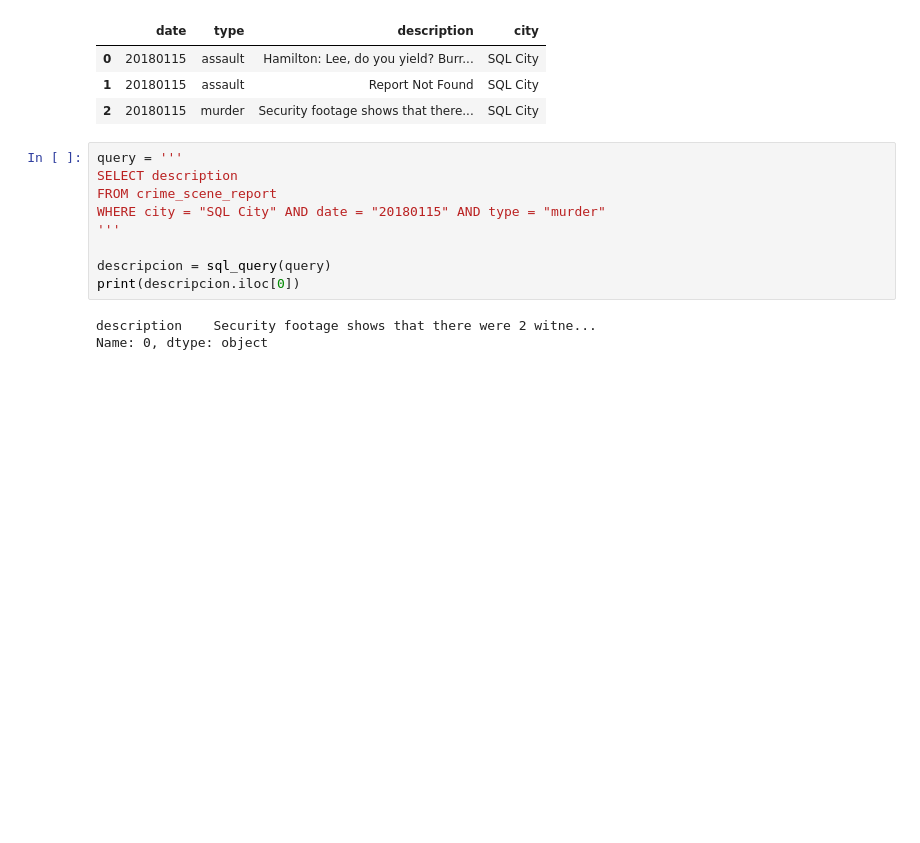
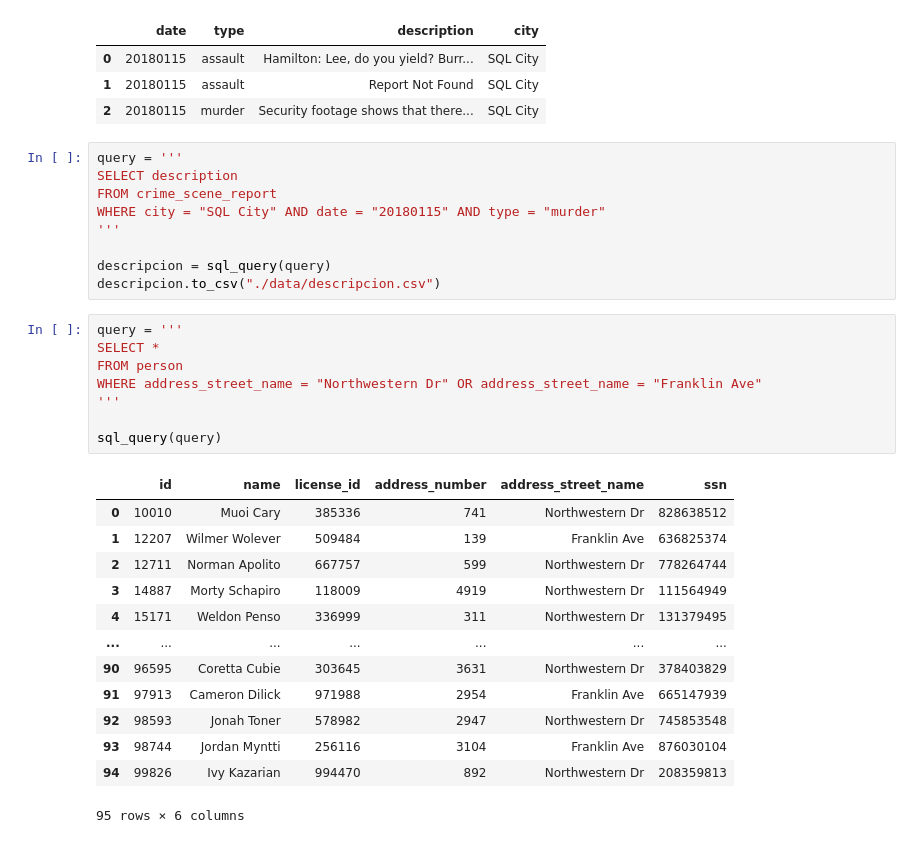
Before and after one commit to Apriroca/Team01_Sprint06_TC, a Jupyter notebook: Parte_I_SQL_Game.ipynb, the cells around one changed output. Cells and saved outputs as stored; diff of their text form; blank space fills up the shorter version.

```diff
--- a/Parte_I_SQL_Game.ipynb
+++ b/Parte_I_SQL_Game.ipynb
@@ -116,7 +116,26 @@ WHERE city = "SQL City" AND date = "20180115" AND type = "murder"
 '''
 
 descripcion = sql_query(query)
-print(descripcion.iloc[0])
+descripcion.to_csv("./data/descripcion.csv")
-# %% [output]
-description    Security footage shows that there were 2 witne...
-Name: 0, dtype: object
+# %%
+query = '''
+SELECT *
+FROM person
+WHERE address_street_name = "Northwestern Dr" OR address_street_name = "Franklin Ave"
+'''
+
+sql_query(query)
+# %% [output]
+|  | id | name | license_id | address_number | address_street_name | ssn |
+| 0 | 10010 | Muoi Cary | 385336 | 741 | Northwestern Dr | 828638512 |
+| 1 | 12207 | Wilmer Wolever | 509484 | 139 | Franklin Ave | 636825374 |
+| 2 | 12711 | Norman Apolito | 667757 | 599 | Northwestern Dr | 778264744 |
+| 3 | 14887 | Morty Schapiro | 118009 | 4919 | Northwestern Dr | 111564949 |
+| 4 | 15171 | Weldon Penso | 336999 | 311 | Northwestern Dr | 131379495 |
+| ... | ... | ... | ... | ... | ... | ... |
+| 90 | 96595 | Coretta Cubie | 303645 | 3631 | Northwestern Dr | 378403829 |
+| 91 | 97913 | Cameron Dilick | 971988 | 2954 | Franklin Ave | 665147939 |
+| 92 | 98593 | Jonah Toner | 578982 | 2947 | Northwestern Dr | 745853548 |
+| 93 | 98744 | Jordan Myntti | 256116 | 3104 | Franklin Ave | 876030104 |
+| 94 | 99826 | Ivy Kazarian | 994470 | 892 | Northwestern Dr | 208359813 |
+95 rows × 6 columns
```
Also changed, not shown: parts of 13 cells of this notebook.
